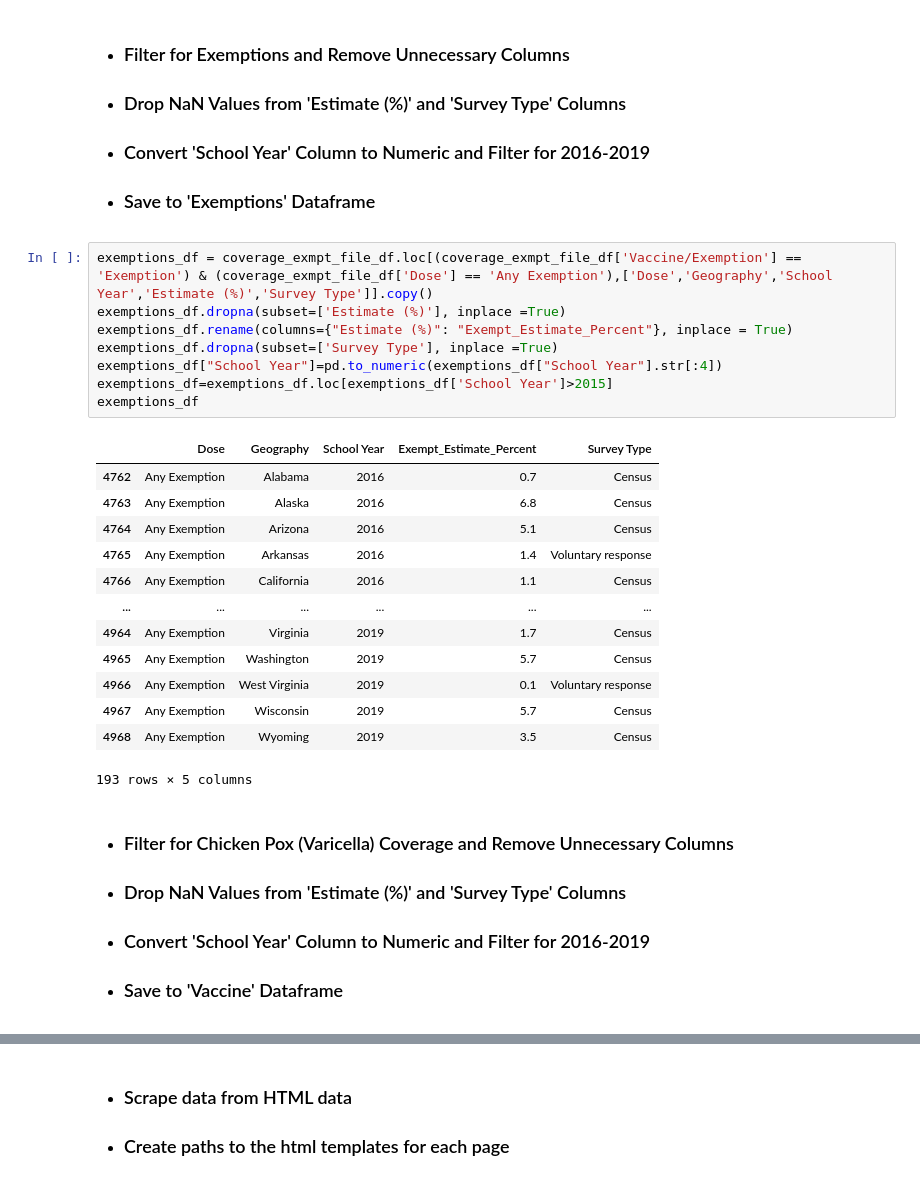
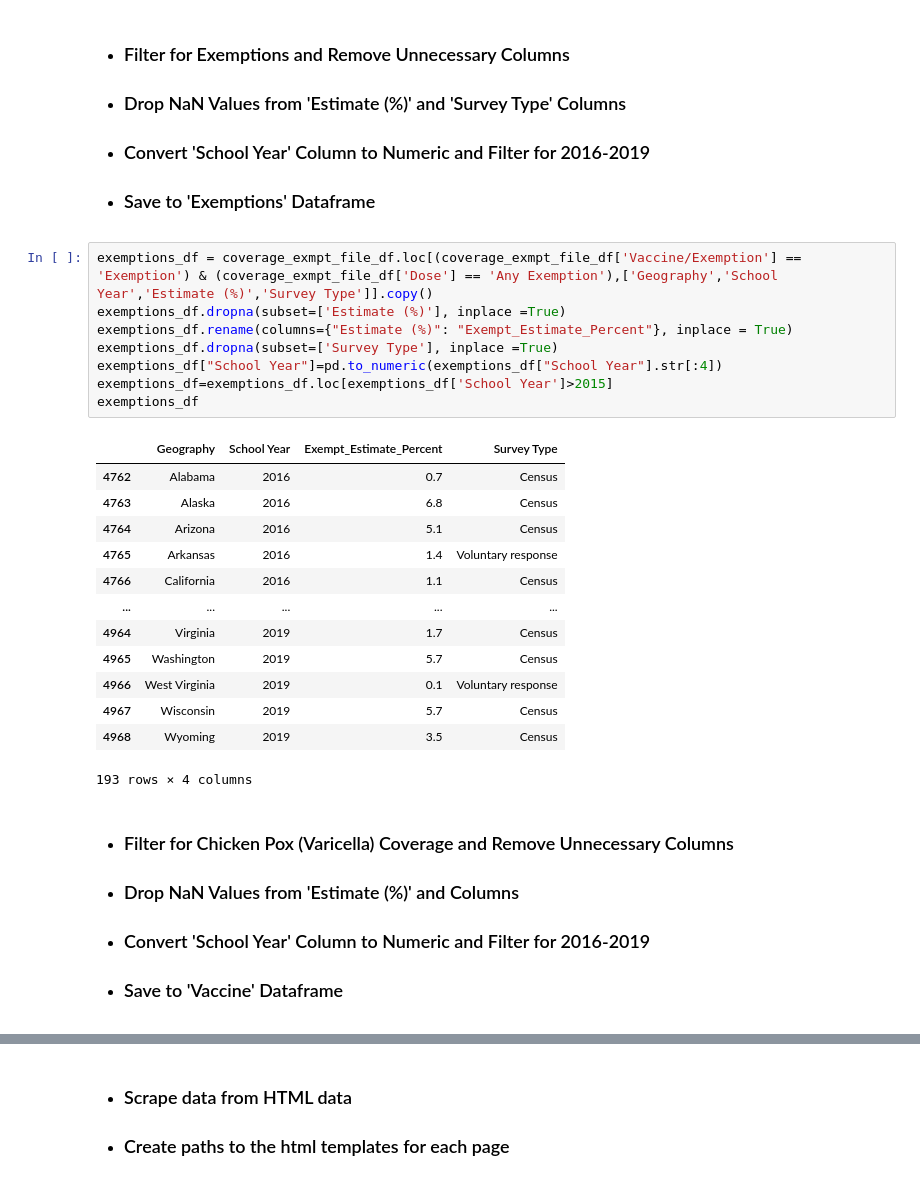
Before and after one commit to jared-roussel/chickenpox-vaccinations, a Jupyter notebook: main.ipynb, the cells around one changed output, grey strips where cells are left out. Cells and saved outputs as stored; diff of their text form.

```diff
--- a/main.ipynb
+++ b/main.ipynb
@@ -42,30 +42,30 @@ coverage_exmpt_file_df.head(100)
 * ### Convert 'School Year' Column to Numeric and Filter for 2016-2019
 * ### Save to 'Exemptions' Dataframe
 # %%
-exemptions_df = coverage_exmpt_file_df.loc[(coverage_exmpt_file_df['Vaccine/Exemption'] == 'Exemption') & (coverage_exmpt_file_df['Dose'] == 'Any Exemption'),['Dose','Geography','School Year','Estimate (%)','Survey Type']].copy()
+exemptions_df = coverage_exmpt_file_df.loc[(coverage_exmpt_file_df['Vaccine/Exemption'] == 'Exemption') & (coverage_exmpt_file_df['Dose'] == 'Any Exemption'),['Geography','School Year','Estimate (%)','Survey Type']].copy()
 exemptions_df.dropna(subset=['Estimate (%)'], inplace =True)
 exemptions_df.rename(columns={"Estimate (%)": "Exempt_Estimate_Percent"}, inplace = True)
 exemptions_df.dropna(subset=['Survey Type'], inplace =True)
 exemptions_df["School Year"]=pd.to_numeric(exemptions_df["School Year"].str[:4])
 exemptions_df=exemptions_df.loc[exemptions_df['School Year']>2015]
 exemptions_df
 # %% [output]
-|  | Dose | Geography | School Year | Exempt_Estimate_Percent | Survey Type |
-| 4762 | Any Exemption | Alabama | 2016 | 0.7 | Census |
-| 4763 | Any Exemption | Alaska | 2016 | 6.8 | Census |
-| 4764 | Any Exemption | Arizona | 2016 | 5.1 | Census |
-| 4765 | Any Exemption | Arkansas | 2016 | 1.4 | Voluntary response |
-| 4766 | Any Exemption | California | 2016 | 1.1 | Census |
-| ... | ... | ... | ... | ... | ... |
-| 4964 | Any Exemption | Virginia | 2019 | 1.7 | Census |
-| 4965 | Any Exemption | Washington | 2019 | 5.7 | Census |
-| 4966 | Any Exemption | West Virginia | 2019 | 0.1 | Voluntary response |
-| 4967 | Any Exemption | Wisconsin | 2019 | 5.7 | Census |
-| 4968 | Any Exemption | Wyoming | 2019 | 3.5 | Census |
+|  | Geography | School Year | Exempt_Estimate_Percent | Survey Type |
+| 4762 | Alabama | 2016 | 0.7 | Census |
+| 4763 | Alaska | 2016 | 6.8 | Census |
+| 4764 | Arizona | 2016 | 5.1 | Census |
+| 4765 | Arkansas | 2016 | 1.4 | Voluntary response |
+| 4766 | California | 2016 | 1.1 | Census |
+| ... | ... | ... | ... | ... |
+| 4964 | Virginia | 2019 | 1.7 | Census |
+| 4965 | Washington | 2019 | 5.7 | Census |
+| 4966 | West Virginia | 2019 | 0.1 | Voluntary response |
+| 4967 | Wisconsin | 2019 | 5.7 | Census |
+| 4968 | Wyoming | 2019 | 3.5 | Census |
-193 rows × 5 columns
+193 rows × 4 columns
 # %% [markdown]
 * ### Filter for Chicken Pox (Varicella) Coverage and Remove Unnecessary Columns
-* ### Drop NaN Values from 'Estimate (%)' and 'Survey Type' Columns
+* ### Drop NaN Values from 'Estimate (%)' and Columns
 * ### Convert 'School Year' Column to Numeric and Filter for 2016-2019
 * ### Save to 'Vaccine' Dataframe
 # %%
```
Also changed, not shown: parts of 5 cells of this notebook, 1 other file.
